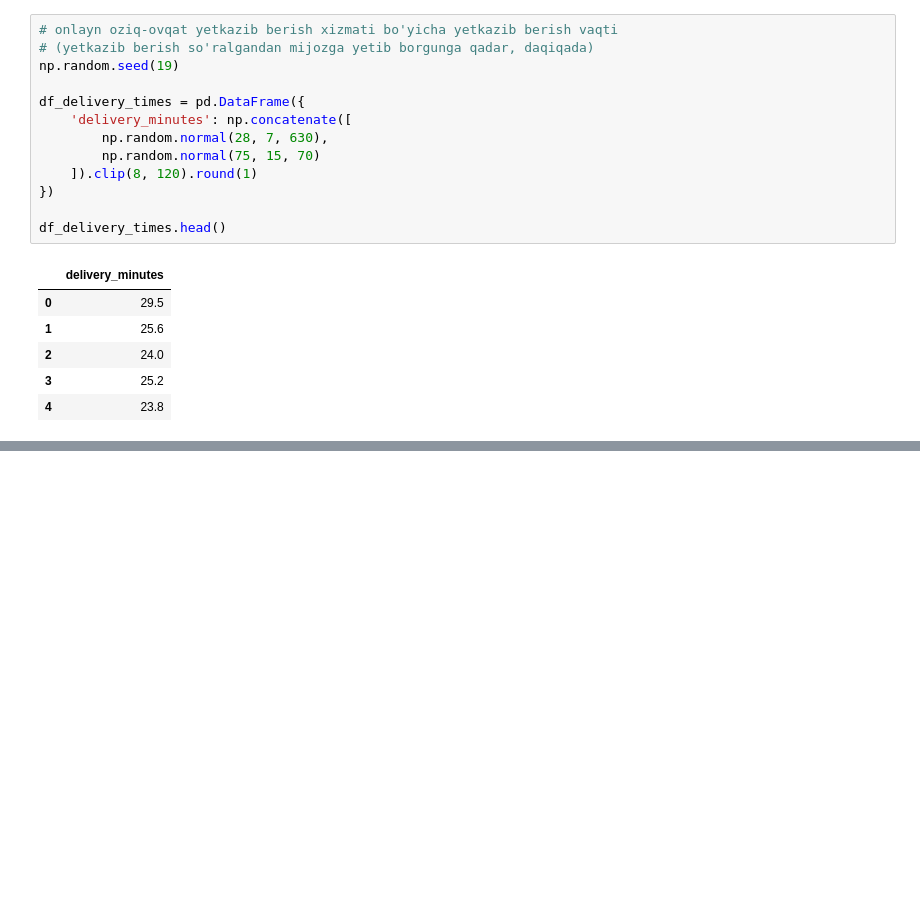
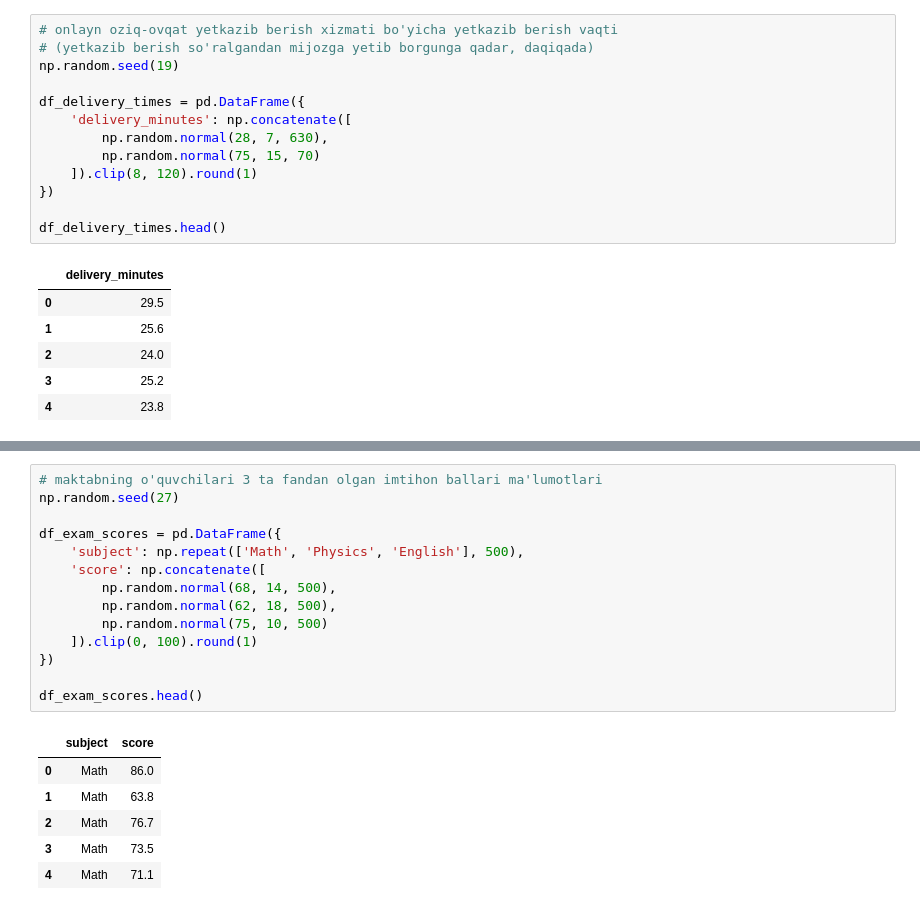
Before and after one commit to izzat-ai/learning-ai, a Jupyter notebook: data_visualization/matplotlib/practice.ipynb, the cells around one changed output, grey strips where cells are left out. Cells and saved outputs as stored; diff of their text form; blank space fills up the shorter version.

```diff
--- a/data_visualization/matplotlib/practice.ipynb
+++ b/data_visualization/matplotlib/practice.ipynb
@@ -367,0 +395,21 @@ df_delivery_times.shape
+# %%
+# maktabning o'quvchilari 3 ta fandan olgan imtihon ballari ma'lumotlari
+np.random.seed(27)
+
+df_exam_scores = pd.DataFrame({
+    'subject': np.repeat(['Math', 'Physics', 'English'], 500),
+    'score': np.concatenate([
+        np.random.normal(68, 14, 500),
+        np.random.normal(62, 18, 500),
+        np.random.normal(75, 10, 500)
+    ]).clip(0, 100).round(1)
+})
+
+df_exam_scores.head()
+# %% [output]
+|  | subject | score |
+| 0 | Math | 86.0 |
+| 1 | Math | 63.8 |
+| 2 | Math | 76.7 |
+| 3 | Math | 73.5 |
+| 4 | Math | 71.1 |
```
Also changed, not shown: parts of 4 cells of this notebook.
